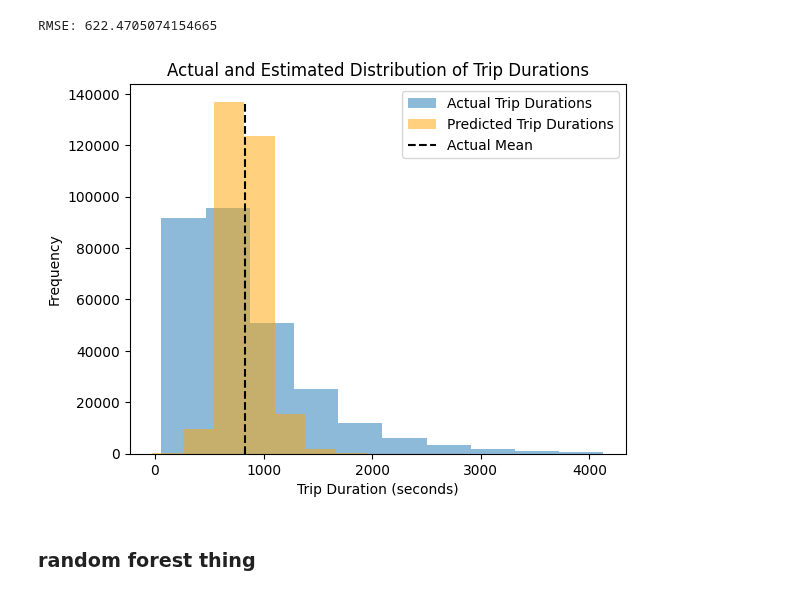
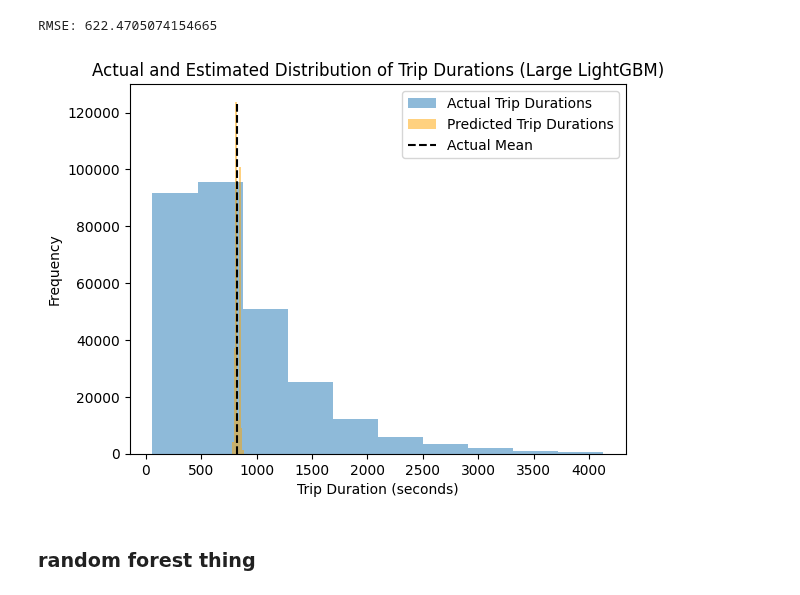
Before and after one commit to jeffxhansen/NYC_Taxi_Trip_Duration, a Jupyter notebook: jeff.ipynb, the cells around one changed output. Saved outputs shown, nothing was run; the diff lists cells and outputs as text; code cells hidden in the pictures.

```diff
--- a/jeff.ipynb
+++ b/jeff.ipynb
@@ -64,3 +64,29 @@ Getting the X and y...DONE 3.4 sec
 Training the RandomForestRegressor...DONE 77.036 sec
 Compute the RMSE...DONE 0.676 sec
 Random Forest RMSE: 605.1684448745805
+# %%
+# load the pickle models/rf_grid_search.pkl
+with open('models/rf_grid_search.pkl', 'rb') as f:
+    rf_grid_search = pickle.load(f)
+
+best_params = rf_grid_search.best_params_
+
+p("Getting the X and y")
+X, y = get_X_y()
+feature_X = generate_features(X, y)
+feature_X = feature_X.drop(columns=['pickup_datetime'])
+X_train, X_test, y_train, y_test = train_test_split(feature_X, y, test_size=0.2, random_state=42)
+p()
+
+p("Training the RandomForestRegressor")
+rf = RandomForestRegressor(**best_params)
+rf.fit(X_train, y_train)
+p()
+
+p("Compute the RMSE")
+y_pred = rf.predict(X_test)
+rf_rmse = mean_squared_error(y_test, y_pred, squared=False)
+p()
+
+print("Best parameters RandomForest:", best_params)
+print("RandomForest RMSE:", rf_rmse)
@@ -67,3 +99,5 @@ Random Forest RMSE: 605.1684448745805
+# %%
+y_pred = rf.predict(X_test)
 # %%
 """
 boosting_type  gbdt            |
@@ -92,40 +126,40 @@ And if memory is not enough, you can set `force_col_wise=true`.
 LGBMRegressor(learning_rate=0.01, max_depth=50, n_estimators=100000,
               num_leaves=500, reg_alpha=0.1, reg_lambda=0.5)
 # %%
-y_pred = lgb_train.predict(X_test)
+y_pred_lgbm = lgb_train.predict(X_test)
 # %%
 print("RMSE:", mean_squared_error(y_test, y_pred, squared=False))
 # %% [output]
 RMSE: 622.4705074154665
 # %%
-def plot_actual_vs_predicted_distributions(show=False):
+def plot_actual_vs_predicted_distributions(y_pred, show=False):
     # plot a histogram of the actual trip duration distribution in the test set
     # and compute the mean
     counts, bins, patches = plt.hist(y_test, label='Actual Trip Durations', alpha=0.5)
     actual_mean = np.mean(y_test)
 
     # plot a histogram of the predicted trip duration distribution on the test set
     counts_pred, bins_pred, pathces_pred = plt.hist(y_pred, label='Predicted Trip Durations', color='orange', alpha=0.5)
 
     # plot a verticle line at the actual mean of the distribution
     top = max(np.max(counts), np.max(counts_pred))
     plt.vlines([actual_mean], 0, top, color='black', linestyles='dashed', label='Actual Mean')
 
     # set other plot parameters and show the plot
     plt.legend()
-    plt.title("Actual and Estimated Distribution of Trip Durations")
+    plt.title("Actual and Estimated Distribution of Trip Durations (Large LightGBM)")
     plt.xlabel("Trip Duration (seconds)")
     plt.ylabel("Frequency")
     plt.savefig('images/actual_vs_predicted_lgb_large.png')
 
     if show:
         plt.show()
     else:
         plt.clf()
 
-plot_actual_vs_predicted_distributions(show=True)
+plot_actual_vs_predicted_distributions(y_pred_lgbm, show=True)
 # %% [output]
-[figure, old version]
+[figure, new version]
 # %% [markdown]
 ### random forest thing
 # %% [markdown]
```
Also changed, not shown: parts of 1 cell of this notebook, 3 other files.
